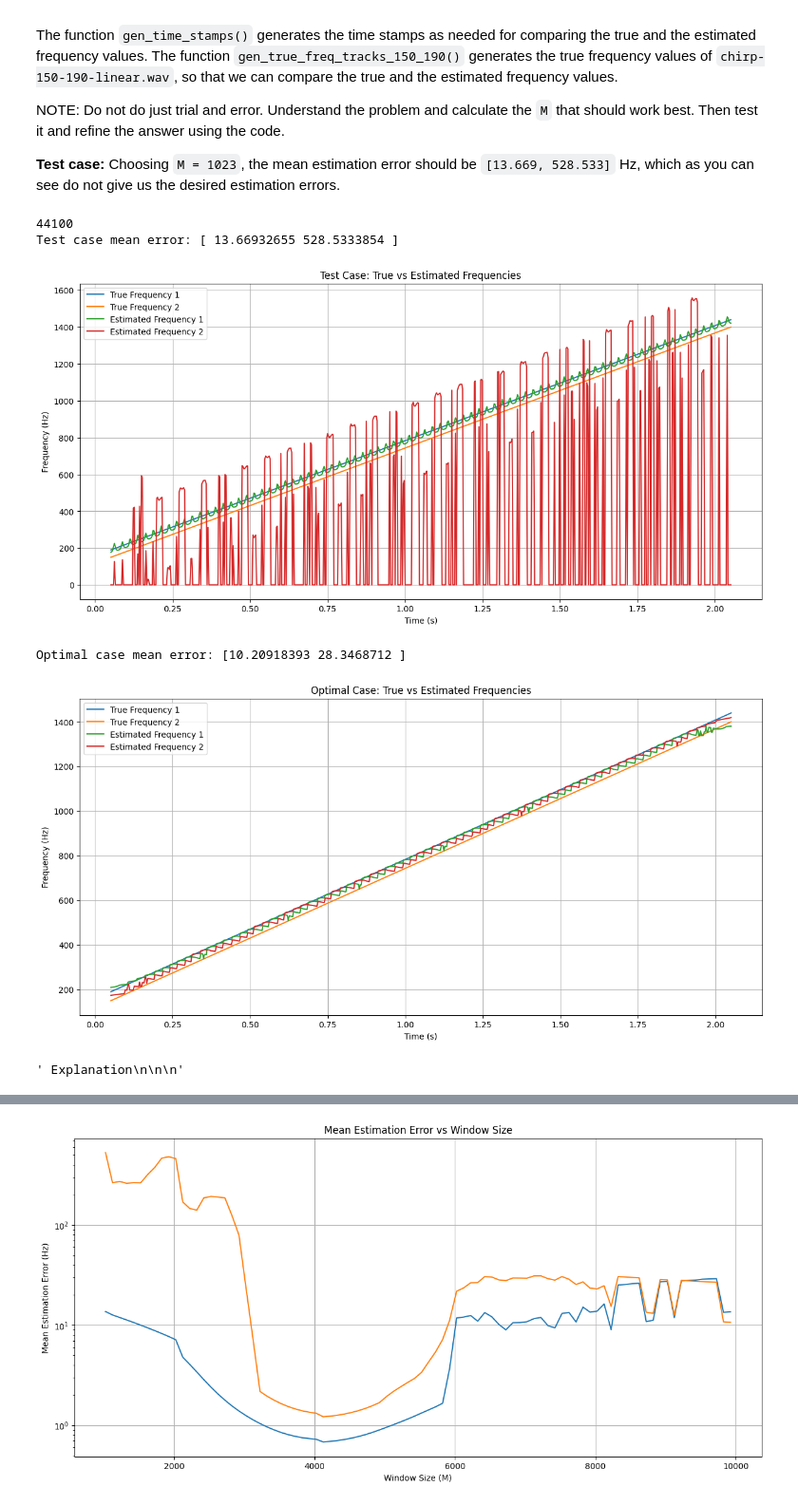
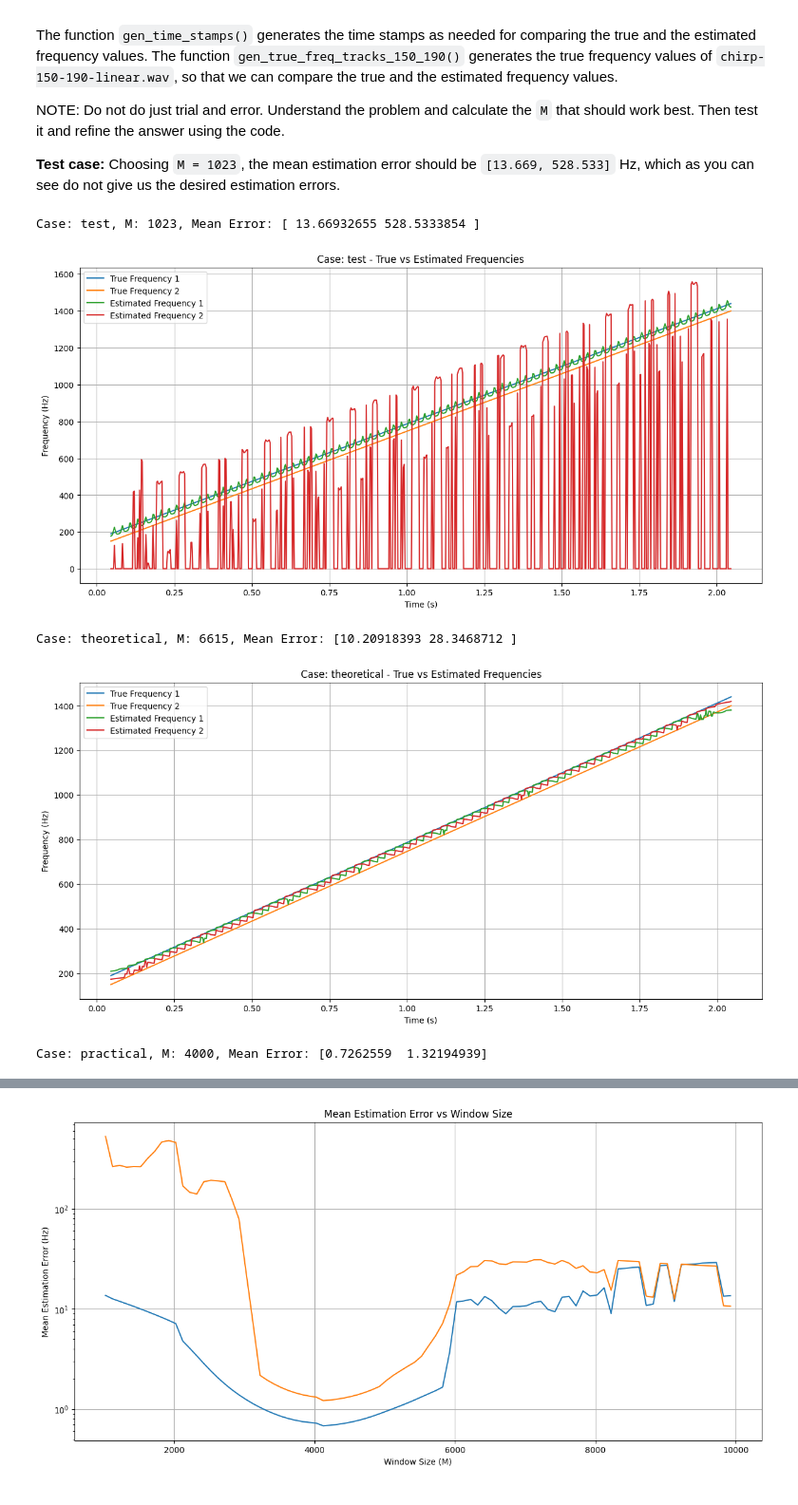
Before and after one commit to inspektral/sms-tools-materials, a Jupyter notebook: exercises/E5-Sinusoidal-model.ipynb, the cells around one changed output, grey strips where cells are left out. Shown at 95% size. Saved outputs shown, nothing was run; the diff lists cells and outputs as text; code cells hidden in the pictures.

```diff
--- a/exercises/E5-Sinusoidal-model.ipynb
+++ b/exercises/E5-Sinusoidal-model.ipynb
@@ -245,66 +240,44 @@ __Test case:__ Choosing `M = 1023`, the mean estimation error should be `[13.669
 # %%
 # E5 - 2.1:
 # First call function freq_tracker_error() with the test case values and plot the true versus the
 # estimated frequency values, then change the window-size to obtain minimum possible error, and plot the new
 # estimated frequency values. Explain the choice and result.
 
 import matplotlib.pyplot as plt
 
 H = 128
 window = 'blackman'
 t = -80
 input_file = '../sounds/chirp-150-190-linear.wav'
 fs, x = UF.wavread(input_file)
 tStamps = gen_time_stamps(x.size, M, fs, H)   # Generate the tStamps to return
 fTrackTrue = gen_true_freq_tracks_chirp_150_190(tStamps)
 
 ### Your code here
-print(fs)
+cases = [
+    {"name": "test", "M":1023},
+    {"name": "theoretical", "M":6615},
+    {"name": "practical", "M":4000},
+]
 
-# Test case
-M = 1023
-meanErr, fTrackEst = freq_tracker_error(input_file, fTrackTrue, window, t, H, M)
-print("Test case mean error:", meanErr)
+for case in cases:
+    meanErr, fTrackEst = freq_tracker_error(input_file, fTrackTrue, window, t, H, case["M"])
+    print(f"Case: {case['name']}, M: {case['M']}, Mean Error: {meanErr}")
 
-plt.figure(figsize=(15, 7))
-plt.plot(tStamps, fTrackTrue[:, 0], label='True Frequency 1')
-plt.plot(tStamps, fTrackTrue[:, 1], label='True Frequency 2')
-plt.plot(tStamps, fTrackEst[:, 0], label='Estimated Frequency 1')
-plt.plot(tStamps, fTrackEst[:, 1], label='Estimated Frequency 2')
-plt.xlabel('Time (s)')
-plt.ylabel('Frequency (Hz)')
-plt.title('Test Case: True vs Estimated Frequencies')
-plt.legend()
-plt.grid(True)
-plt.show()
-
-# good M case
-M = 6615
-meanErr, fTrackEst = freq_tracker_error(input_file, fTrackTrue, window, t, H, M)
-print("Optimal case mean error:", meanErr)
-
-plt.figure(figsize=(15, 7))
-plt.plot(tStamps, fTrackTrue[:, 0], label='True Frequency 1')
-plt.plot(tStamps, fTrackTrue[:, 1], label='True Frequency 2')
-plt.plot(tStamps, fTrackEst[:, 0], label='Estimated Frequency 1')
-plt.plot(tStamps, fTrackEst[:, 1], label='Estimated Frequency 2')
-plt.xlabel('Time (s)')
-plt.ylabel('Frequency (Hz)')
-plt.title('Optimal Case: True vs Estimated Frequencies')
-plt.legend()
-plt.grid(True)
-plt.show()
-
-
-
-""" Explanation
-
-
-"""
+    plt.figure(figsize=(15, 7))
+    plt.plot(tStamps, fTrackTrue[:, 0], label='True Frequency 1')
+    plt.plot(tStamps, fTrackTrue[:, 1], label='True Frequency 2')
+    plt.plot(tStamps, fTrackEst[:, 0], label='Estimated Frequency 1')
+    plt.plot(tStamps, fTrackEst[:, 1], label='Estimated Frequency 2')
+    plt.xlabel('Time (s)')
+    plt.ylabel('Frequency (Hz)')
+    plt.title(f'Case: {case["name"]} - True vs Estimated Frequencies')
+    plt.legend()
+    plt.grid(True)
+    plt.show()
 # %% [output]
-44100
-Test case mean error: [ 13.66932655 528.5333854 ]
+Case: test, M: 1023, Mean Error: [ 13.66932655 528.5333854 ]
 [figure]
-Optimal case mean error: [10.20918393 28.3468712 ]
+Case: theoretical, M: 6615, Mean Error: [10.20918393 28.3468712 ]
-[figure, old version]
+[figure, new version]
-' Explanation\n\n\n'
+Case: practical, M: 4000, Mean Error: [0.7262559  1.32194939]
```
Also changed, not shown: parts of 11 cells of this notebook, 2 other files.
